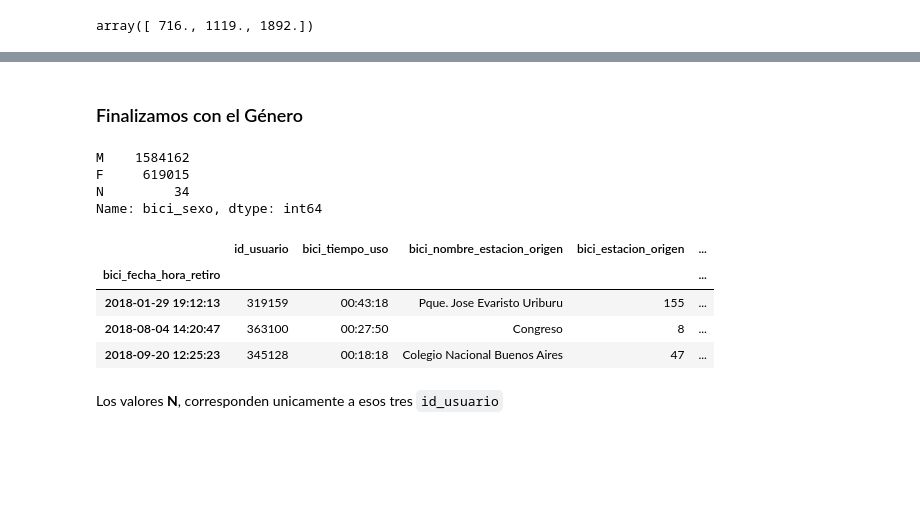
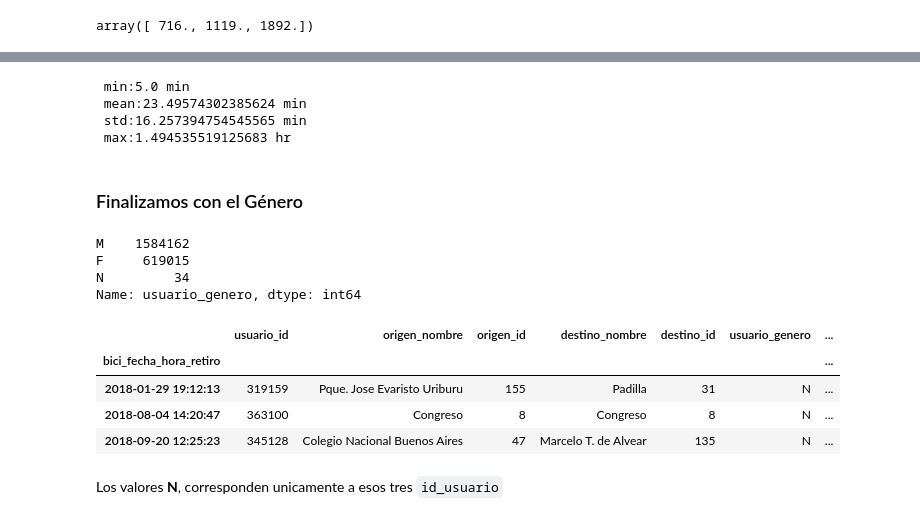
Before and after one commit to pydarg/CABA_MyT_BicicletasPublicas, a Jupyter notebook: notebooks/05.01-DF_2018.ipynb, the cells around one changed output, grey strips where cells are left out. Drawn from its saved outputs; the diff is of its cells as text; code cells hidden in the pictures; blank space fills up the shorter version.

```diff
--- a/notebooks/05.01-DF_2018.ipynb
+++ b/notebooks/05.01-DF_2018.ipynb
@@ -191,4 +192,4 @@ quartiles = np.percentile(df['bici_edad'], [25, 50, 75])
 mu = quartiles[1]
 sig = 0.74 * (quartiles[2] - quartiles[0])
 # %%
-df = df.query('(bici_edad > @mu - 5 * @sig) & (bici_edad < @mu + 5 * @sig)')
+df = df.query('(usuario_edad > @mu - 5 * @sig) & (usuario_edad < @mu + 5 * @sig)')
@@ -204,4 +207,7 @@ min 16
 Verficamos que el rango de edad, ahora está más acorde a lo esperado.
 # %% [markdown]
 ### Seguimos con el tiempo de uso
+# %%
+df['tiempo_uso']= df['tiempo_uso(s)']
+df.drop('tiempo_uso(s)', axis=1, inplace=True) #eliminamos el duplicado
 # %%
@@ -213,5 +219,5 @@ quartiles
 # %% [output]
 array([ 716., 1119., 1892.])
 # %%
-df = df.query('(bici_tiempo_uso_seg > @mu - 5 * @sig) & (bici_tiempo_uso_seg < @mu + 5 * @sig)')
+df = df.query('(tiempo_uso > @mu - 5 * @sig) & (tiempo_uso < @mu + 5 * @sig)')
 # %% [markdown]
@@ -231,21 +225,34 @@ Name: bici_tiempo_uso, dtype: object
+# %%
+df['tiempo_uso(s)'] = df['tiempo_uso'] #devolvemos el cambio
+df.drop('tiempo_uso', axis=1, inplace=True) #eliminamos el duplicado
+# %%
+print(' min:{} min \n mean:{} min \n std:{} min \n max:{} hr'.format(df['tiempo_uso(s)'].min()/60,
+                                                      df['tiempo_uso(s)'].mean()/60,
+                                                      df['tiempo_uso(s)'].std()/60,
+                                                      df['tiempo_uso(s)'].max()/3660))
+# %% [output]
+ min:5.0 min
+ mean:23.49574302385624 min
+ std:16.257394754545565 min
+ max:1.494535519125683 hr
 # %% [markdown]
 ### Finalizamos con el Género
 # %%
-df['bici_sexo'].value_counts()
+df['usuario_genero'].value_counts()
 # %% [output]
 M    1584162
 F     619015
 N         34
-Name: bici_sexo, dtype: int64
+Name: usuario_genero, dtype: int64
 # %%
-garb = df[df['bici_sexo'] == 'N']
+garb = df[df['usuario_genero'] == 'N']
 garb[:3]
 # %% [output]
-|  | id_usuario | bici_tiempo_uso | bici_nombre_estacion_origen | bici_estacion_origen | ... |
-| bici_fecha_hora_retiro |  |  |  |  | ... |
-| 2018-01-29 19:12:13 | 319159 | 00:43:18 | Pque. Jose Evaristo Uriburu | 155 | ... |
-| 2018-08-04 14:20:47 | 363100 | 00:27:50 | Congreso | 8 | ... |
-| 2018-09-20 12:25:23 | 345128 | 00:18:18 | Colegio Nacional Buenos Aires | 47 | ... |
+|  | usuario_id | origen_nombre | origen_id | destino_nombre | destino_id | usuario_genero | ... |
+| bici_fecha_hora_retiro |  |  |  |  |  |  | ... |
+| 2018-01-29 19:12:13 | 319159 | Pque. Jose Evaristo Uriburu | 155 | Padilla | 31 | N | ... |
+| 2018-08-04 14:20:47 | 363100 | Congreso | 8 | Congreso | 8 | N | ... |
+| 2018-09-20 12:25:23 | 345128 | Colegio Nacional Buenos Aires | 47 | Marcelo T. de Alvear | 135 | N | ... |
 # %% [markdown]
 Los valores **N**, corresponden unicamente a esos tres `id_usuario`
 # %%
```
Also changed, not shown: parts of 28 cells of this notebook.
